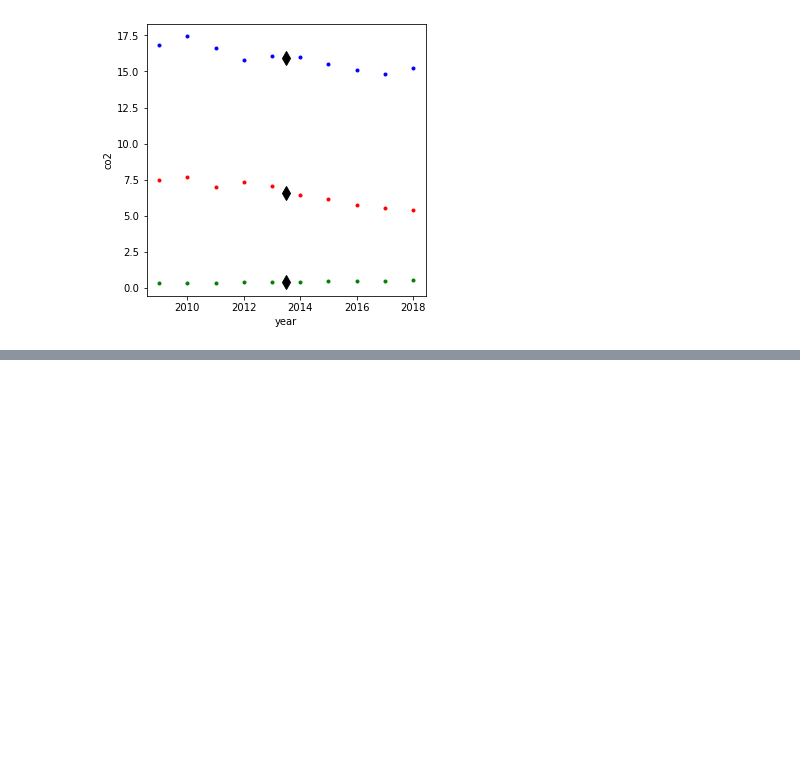
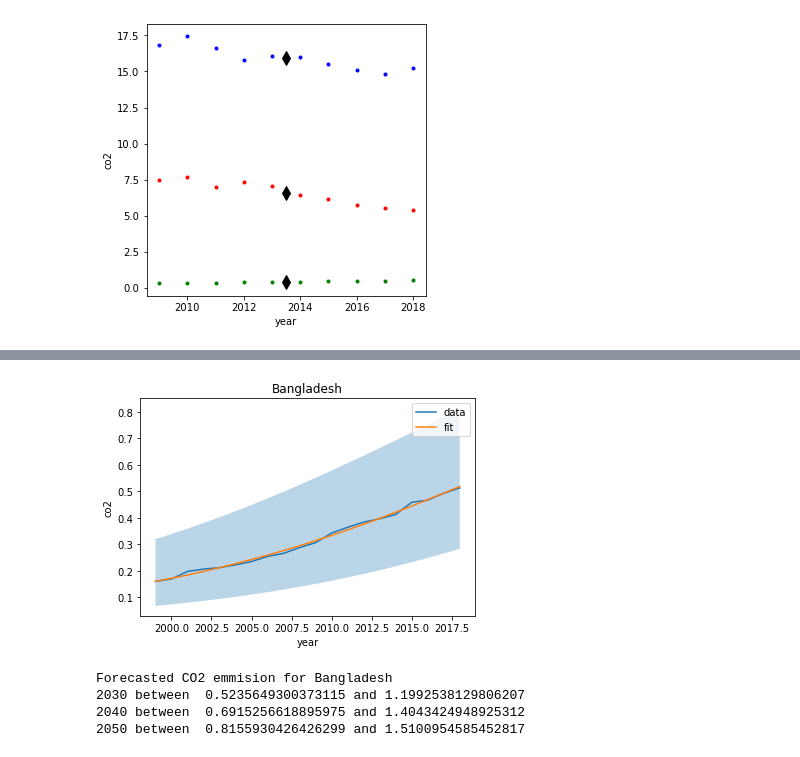
Before and after one commit to aftahee05/ADS1_Assignment3, a Jupyter notebook: Assignment_3.ipynb, the cells around one changed output, grey strips where cells are left out. Cells and saved outputs as stored; diff of their text form; code cells hidden in the pictures; blank space fills up the shorter version.

```diff
--- a/Assignment_3.ipynb
+++ b/Assignment_3.ipynb
@@ -117,0 +200,66 @@ plt.show()
+# %%
+def err_ranges(x, func, param, sigma):
+    """
+    Calculates the upper and lower limits for the function, parameters and
+    sigmas for single value or array x. Functions values are calculated for
+    all combinations of +/- sigma and the minimum and maximum is determined.
+    Can be used for all number of parameters and sigmas >=1.
+
+    This routine can be used in assignment programs.
+    """
+
+    import itertools as iter
+
+    # initiate arrays for lower and upper limits
+    lower = func(x, *param)
+    upper = lower
+
+    uplow = []   # list to hold upper and lower limits for parameters
+    for p,s in zip(param, sigma):
+        pmin = p - s
+        pmax = p + s
+        uplow.append((pmin, pmax))
+
+    pmix = list(iter.product(*uplow))
+
+    for p in pmix:
+        y = func(x, *p)
+        lower = np.minimum(lower, y)
+        upper = np.maximum(upper, y)
+
+    return lower, upper
+
+
+# calculating upper and lower limits
+
+low, up = err_ranges(df_2["year"], logistic, param, sigma)
+
+# plotting the graph showing data, best fit and confidence ranges
+
+plt.figure()
+plt.title("Bangladesh")
+plt.plot(df_2["year"], df_2["co2"], label="data")
+plt.plot(df_2["year"], df_2["fit"], label="fit")
+
+plt.fill_between(df_2["year"], low, up, alpha=0.3)
+plt.legend()
+plt.xlabel("year")
+plt.ylabel("co2")
+plt.show()
+# %% [output]
+[figure, added]
+# %%
+# prediction of future values
+
+print("Forecasted CO2 emmision for Bangladesh")
+low, up = err_ranges(2030, logistic, param, sigma)
+print("2030 between ", low, "and", up)
+low, up = err_ranges(2040, logistic, param, sigma)
+print("2040 between ", low, "and", up)
+low, up = err_ranges(2050, logistic, param, sigma)
+print("2050 between ", low, "and", up)
+# %% [output]
+Forecasted CO2 emmision for Bangladesh
+2030 between  0.5235649300373115 and 1.1992538129806207
+2040 between  0.6915256618895975 and 1.4043424948925312
+2050 between  0.8155930426426299 and 1.5100954585452817
```
Also changed, not shown: parts of 4 cells of this notebook.
